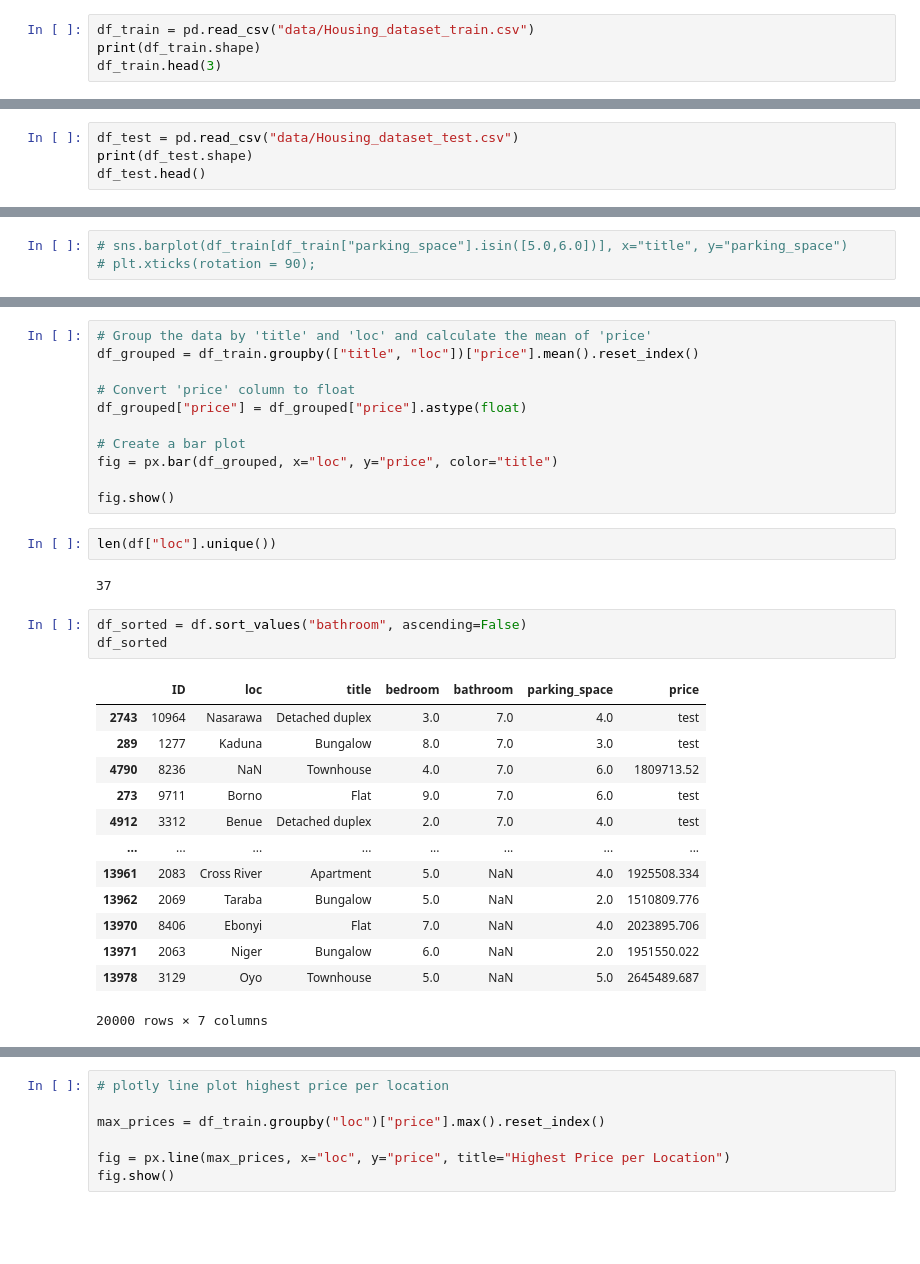
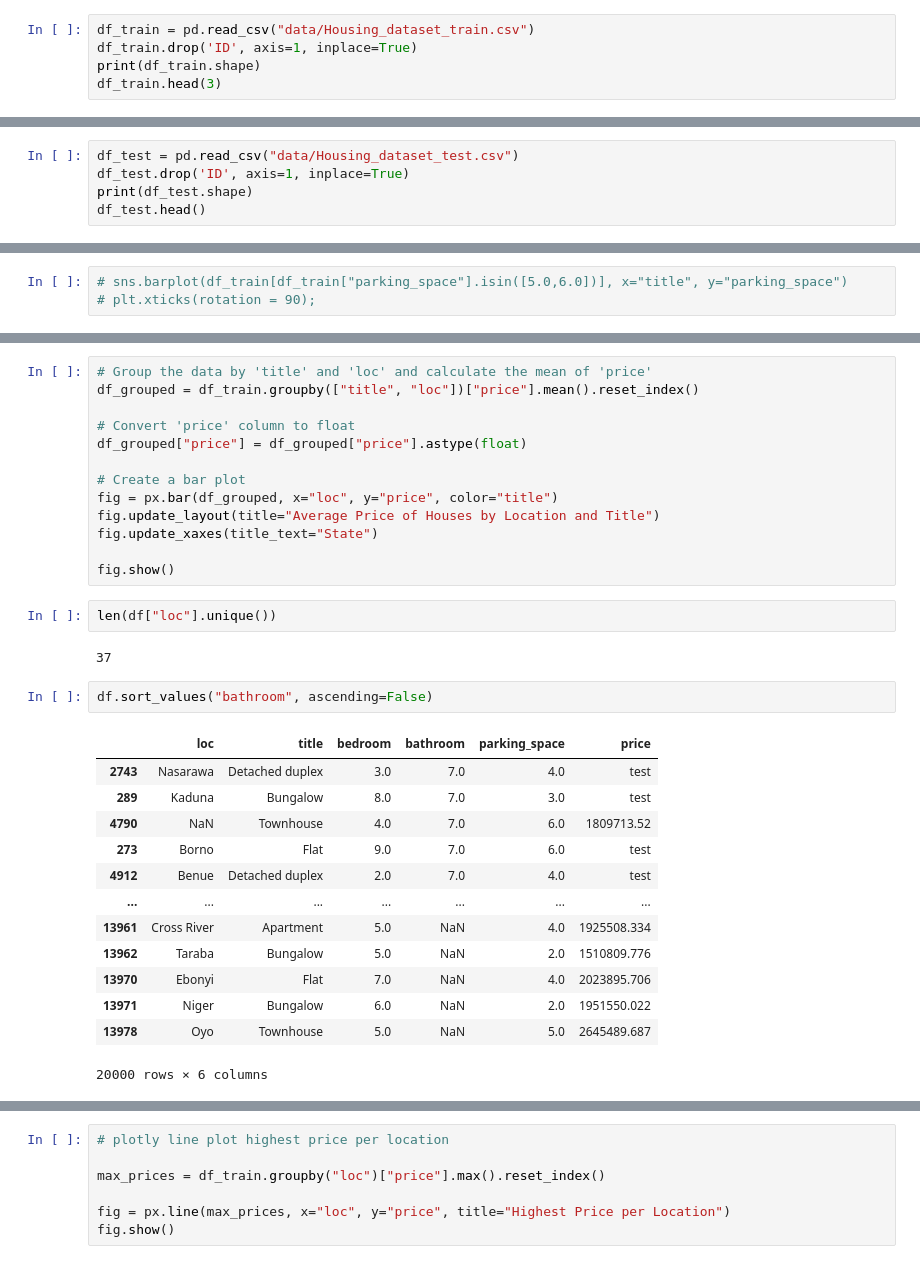
Before and after one commit to veronicaeyo/house_price_prediction, a Jupyter notebook: house_prediction.ipynb, the cells around one changed output, grey strips where cells are left out. Cells and saved outputs as stored; diff of their text form; blank space fills up the shorter version.

```diff
--- a/house_prediction.ipynb
+++ b/house_prediction.ipynb
@@ -27,5 +28,6 @@ warnings.filterwarnings('ignore')
 # %%
 df_train = pd.read_csv("data/Housing_dataset_train.csv")
+df_train.drop('ID', axis=1, inplace=True)
 print(df_train.shape)
 df_train.head(3)
 # %% [output]
@@ -37,5 +39,6 @@ df_train.head(3)
 # %%
 df_test = pd.read_csv("data/Housing_dataset_test.csv")
+df_test.drop('ID', axis=1, inplace=True)
 print(df_test.shape)
 df_test.head()
 # %% [output]
@@ -359,6 +367,8 @@ df_grouped["price"] = df_grouped["price"].astype(float)
 
 # Create a bar plot
 fig = px.bar(df_grouped, x="loc", y="price", color="title")
+fig.update_layout(title="Average Price of Houses by Location and Title")
+fig.update_xaxes(title_text="State")
 
 fig.show()
 # %%
@@ -366,19 +376,18 @@ len(df["loc"].unique())
 # %% [output]
 37
 # %%
-df_sorted = df.sort_values("bathroom", ascending=False)
-df_sorted
+df.sort_values("bathroom", ascending=False)
 # %% [output]
-|  | ID | loc | title | bedroom | bathroom | parking_space | price |
-| 2743 | 10964 | Nasarawa | Detached duplex | 3.0 | 7.0 | 4.0 | test |
-| 289 | 1277 | Kaduna | Bungalow | 8.0 | 7.0 | 3.0 | test |
-| 4790 | 8236 | NaN | Townhouse | 4.0 | 7.0 | 6.0 | 1809713.52 |
-| 273 | 9711 | Borno | Flat | 9.0 | 7.0 | 6.0 | test |
-| 4912 | 3312 | Benue | Detached duplex | 2.0 | 7.0 | 4.0 | test |
-| ... | ... | ... | ... | ... | ... | ... | ... |
-| 13961 | 2083 | Cross River | Apartment | 5.0 | NaN | 4.0 | 1925508.334 |
-| 13962 | 2069 | Taraba | Bungalow | 5.0 | NaN | 2.0 | 1510809.776 |
-| 13970 | 8406 | Ebonyi | Flat | 7.0 | NaN | 4.0 | 2023895.706 |
-| 13971 | 2063 | Niger | Bungalow | 6.0 | NaN | 2.0 | 1951550.022 |
-| 13978 | 3129 | Oyo | Townhouse | 5.0 | NaN | 5.0 | 2645489.687 |
+|  | loc | title | bedroom | bathroom | parking_space | price |
+| 2743 | Nasarawa | Detached duplex | 3.0 | 7.0 | 4.0 | test |
+| 289 | Kaduna | Bungalow | 8.0 | 7.0 | 3.0 | test |
+| 4790 | NaN | Townhouse | 4.0 | 7.0 | 6.0 | 1809713.52 |
+| 273 | Borno | Flat | 9.0 | 7.0 | 6.0 | test |
+| 4912 | Benue | Detached duplex | 2.0 | 7.0 | 4.0 | test |
+| ... | ... | ... | ... | ... | ... | ... |
+| 13961 | Cross River | Apartment | 5.0 | NaN | 4.0 | 1925508.334 |
+| 13962 | Taraba | Bungalow | 5.0 | NaN | 2.0 | 1510809.776 |
+| 13970 | Ebonyi | Flat | 7.0 | NaN | 4.0 | 2023895.706 |
+| 13971 | Niger | Bungalow | 6.0 | NaN | 2.0 | 1951550.022 |
+| 13978 | Oyo | Townhouse | 5.0 | NaN | 5.0 | 2645489.687 |
-20000 rows × 7 columns
+20000 rows × 6 columns
```
Also changed, not shown: parts of 66 cells of this notebook, 1 other file.
